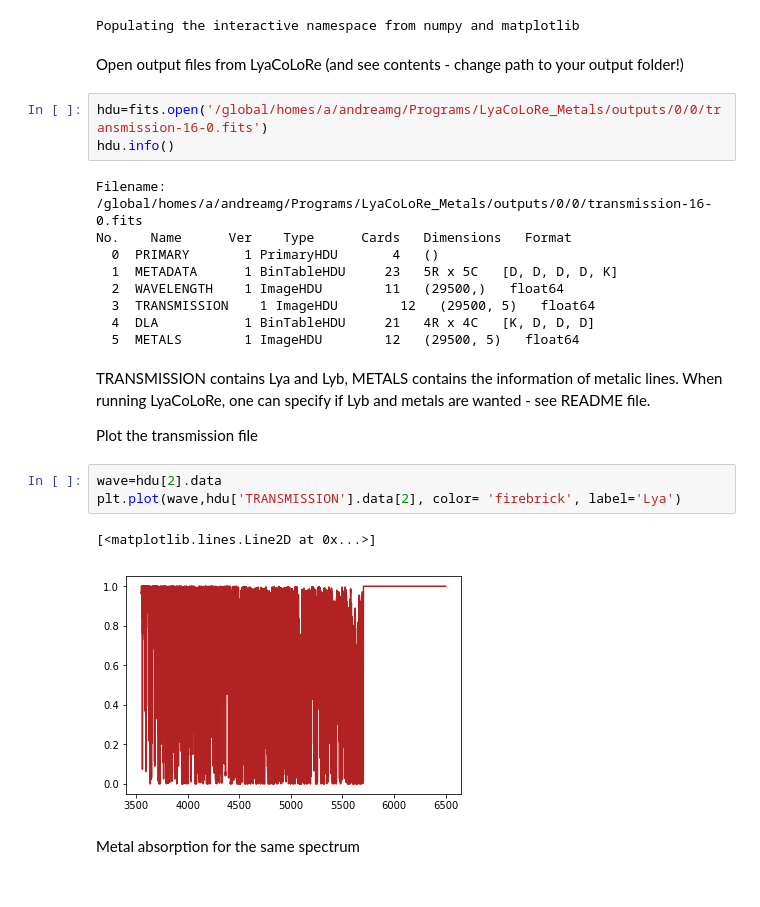
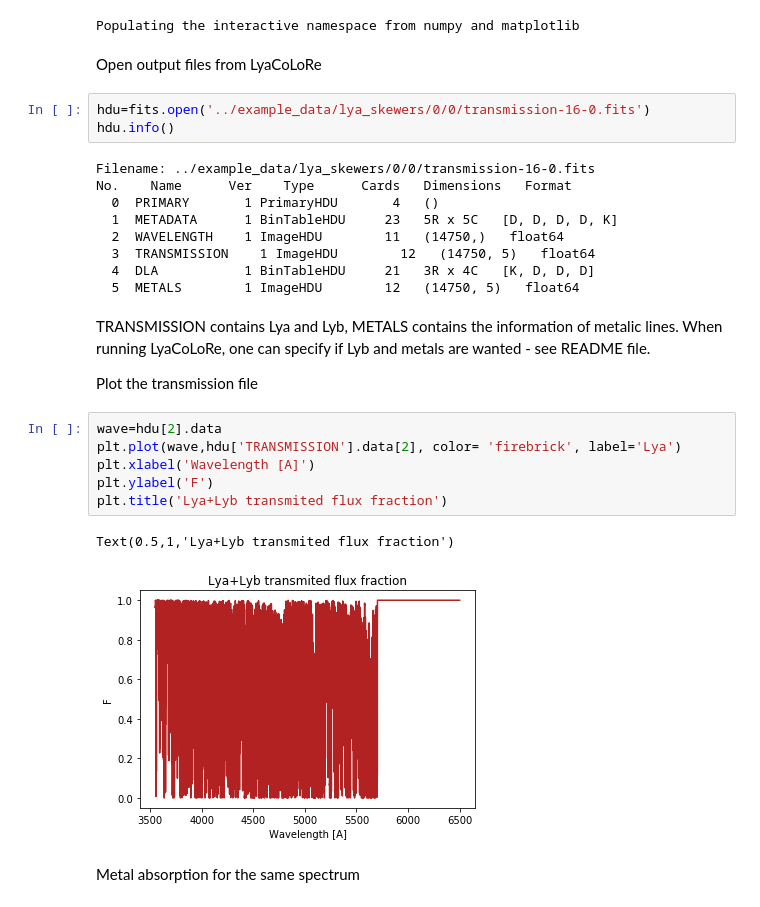
Before and after one commit to igmhub/LyaCoLoRe, a Jupyter notebook: notebooks/Reading_LyaCoLoRe_outputs.ipynb, the cells around one changed output. Drawn from its saved outputs; the diff is of its cells as text.

Commit message:
use example_data folder in notebook

```diff
--- a/notebooks/Reading_LyaCoLoRe_outputs.ipynb
+++ b/notebooks/Reading_LyaCoLoRe_outputs.ipynb
@@ -13,19 +13,19 @@ from astropy.table import Table, join
 # %% [output]
 Populating the interactive namespace from numpy and matplotlib
 # %% [markdown]
-Open output files from LyaCoLoRe (and see contents - change path to your output folder!)
+Open output files from LyaCoLoRe
 # %%
-hdu=fits.open('/global/homes/a/andreamg/Programs/LyaCoLoRe_Metals/outputs/0/0/transmission-16-0.fits')
+hdu=fits.open('../example_data/lya_skewers/0/0/transmission-16-0.fits')
 hdu.info()
 # %% [output]
-Filename: /global/homes/a/andreamg/Programs/LyaCoLoRe_Metals/outputs/0/0/transmission-16-0.fits
+Filename: ../example_data/lya_skewers/0/0/transmission-16-0.fits
 No.    Name      Ver    Type      Cards   Dimensions   Format
   0  PRIMARY       1 PrimaryHDU       4   ()
   1  METADATA      1 BinTableHDU     23   5R x 5C   [D, D, D, D, K]
-  2  WAVELENGTH    1 ImageHDU        11   (29500,)   float64
-  3  TRANSMISSION    1 ImageHDU        12   (29500, 5)   float64
-  4  DLA           1 BinTableHDU     21   4R x 4C   [K, D, D, D]
-  5  METALS        1 ImageHDU        12   (29500, 5)   float64
+  2  WAVELENGTH    1 ImageHDU        11   (14750,)   float64
+  3  TRANSMISSION    1 ImageHDU        12   (14750, 5)   float64
+  4  DLA           1 BinTableHDU     21   3R x 4C   [K, D, D, D]
+  5  METALS        1 ImageHDU        12   (14750, 5)   float64
 # %% [markdown]
 TRANSMISSION contains Lya and Lyb, METALS contains the information of metalic lines. When running LyaCoLoRe, one can specify if Lyb and metals are wanted - see README file.
 
@@ -33,9 +33,12 @@ Plot the transmission file
 # %%
 wave=hdu[2].data
 plt.plot(wave,hdu['TRANSMISSION'].data[2], color= 'firebrick', label='Lya')
+plt.xlabel('Wavelength [A]')
+plt.ylabel('F')
+plt.title('Lya+Lyb transmited flux fraction')
 # %% [output]
-[<matplotlib.lines.Line2D at 0x...>]
+Text(0.5,1,'Lya+Lyb transmited flux fraction')
-[figure, old version]
+[figure, new version]
 # %% [markdown]
 Metal absorption for the same spectrum
 # %%
```
Also changed, not shown: parts of 2 cells of this notebook.
